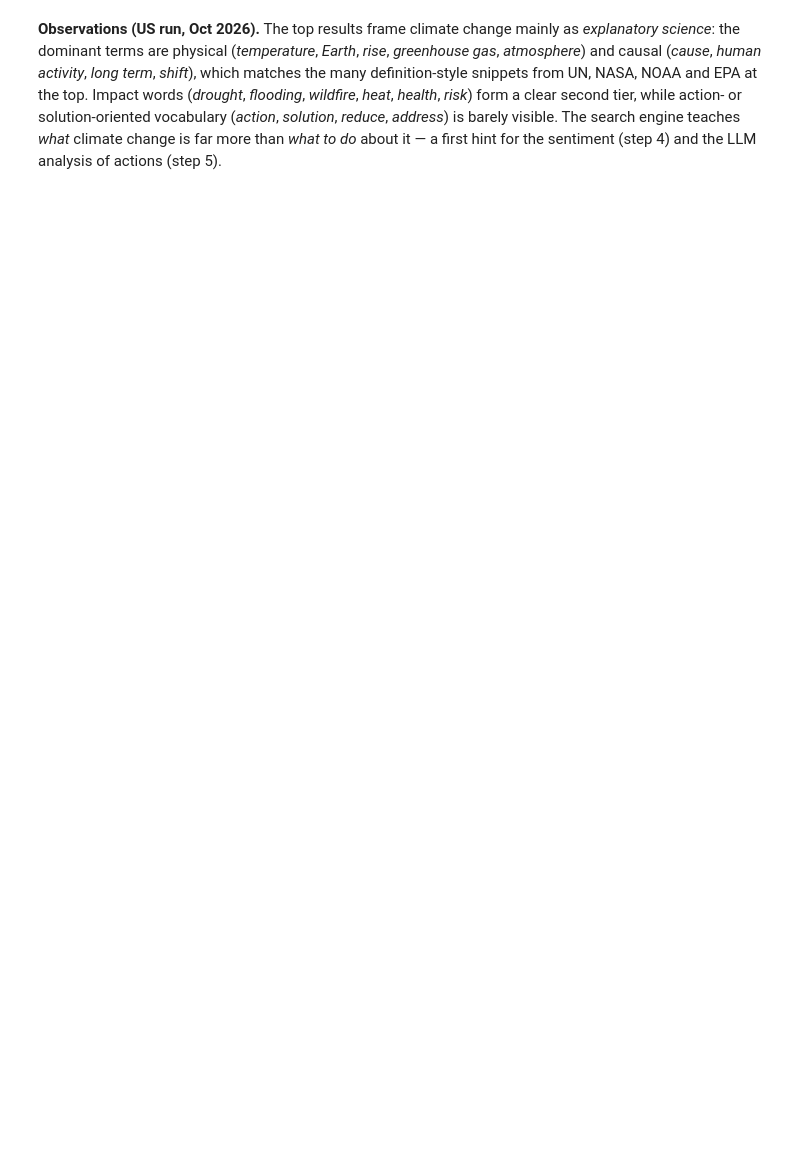
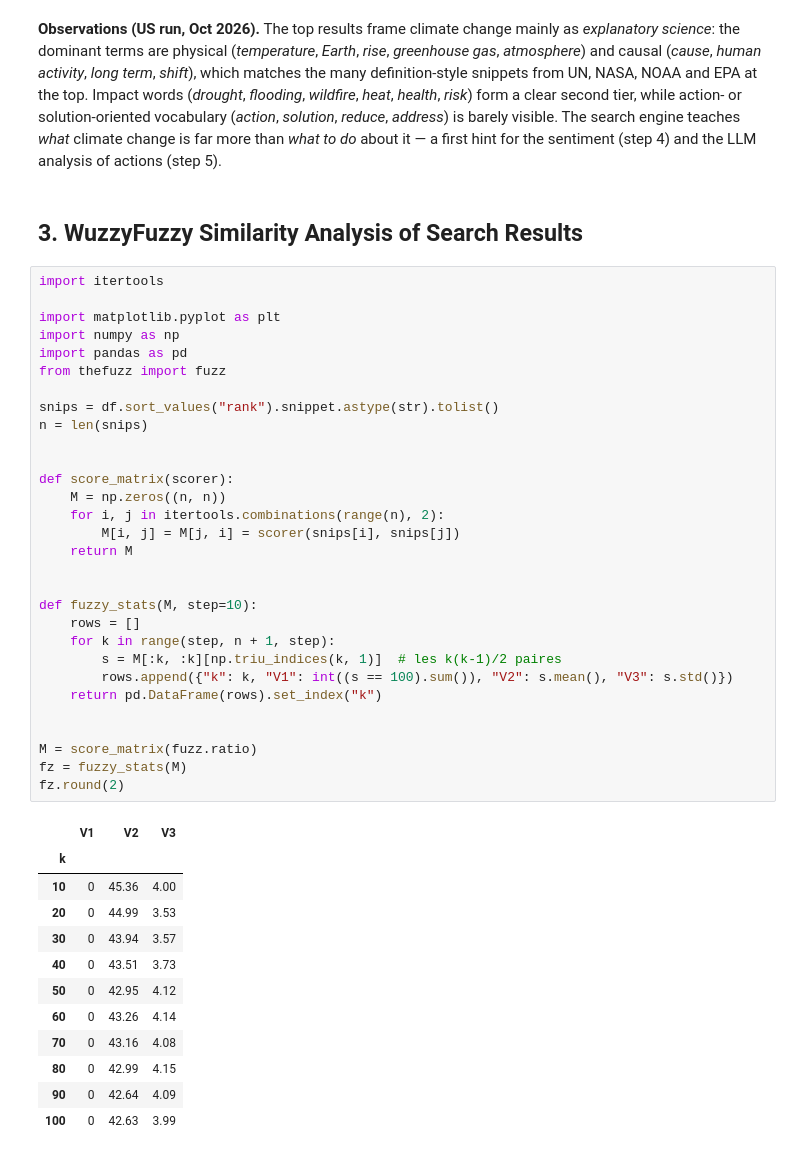
Before and after one commit to jarvis394/nlp-project, a Jupyter notebook: notebooks/main.ipynb, the cells around one changed output. Saved outputs shown, nothing was run; the diff lists cells and outputs as text; blank space fills up the shorter version.

```diff
--- a/notebooks/main.ipynb
+++ b/notebooks/main.ipynb
@@ -182,2 +184,47 @@ ax.tick_params(axis="y", length=0)
 # %% [markdown]
 **Observations (US run, Oct 2026).** The top results frame climate change mainly as *explanatory science*: the dominant terms are physical (*temperature*, *Earth*, *rise*, *greenhouse gas*, *atmosphere*) and causal (*cause*, *human activity*, *long term*, *shift*), which matches the many definition-style snippets from UN, NASA, NOAA and EPA at the top. Impact words (*drought*, *flooding*, *wildfire*, *heat*, *health*, *risk*) form a clear second tier, while action- or solution-oriented vocabulary (*action*, *solution*, *reduce*, *address*) is barely visible. The search engine teaches *what* climate change is far more than *what to do* about it — a first hint for the sentiment (step 4) and the LLM analysis of actions (step 5).
+# %% [markdown]
+## 3. WuzzyFuzzy Similarity Analysis of Search Results
+# %%
+import itertools
+
+import matplotlib.pyplot as plt
+import numpy as np
+import pandas as pd
+from thefuzz import fuzz
+
+snips = df.sort_values("rank").snippet.astype(str).tolist()
+n = len(snips)
+
+
+def score_matrix(scorer):
+    M = np.zeros((n, n))
+    for i, j in itertools.combinations(range(n), 2):
+        M[i, j] = M[j, i] = scorer(snips[i], snips[j])
+    return M
+
+
+def fuzzy_stats(M, step=10):
+    rows = []
+    for k in range(step, n + 1, step):
+        s = M[:k, :k][np.triu_indices(k, 1)]  # les k(k-1)/2 paires
+        rows.append({"k": k, "V1": int((s == 100).sum()), "V2": s.mean(), "V3": s.std()})
+    return pd.DataFrame(rows).set_index("k")
+
+
+M = score_matrix(fuzz.ratio)
+fz = fuzzy_stats(M)
+fz.round(2)
+# %% [output]
+|  | V1 | V2 | V3 |
+| k |  |  |  |
+| 10 | 0 | 45.36 | 4.00 |
+| 20 | 0 | 44.99 | 3.53 |
+| 30 | 0 | 43.94 | 3.57 |
+| 40 | 0 | 43.51 | 3.73 |
+| 50 | 0 | 42.95 | 4.12 |
+| 60 | 0 | 43.26 | 4.14 |
+| 70 | 0 | 43.16 | 4.08 |
+| 80 | 0 | 42.99 | 4.15 |
+| 90 | 0 | 42.64 | 4.09 |
+| 100 | 0 | 42.63 | 3.99 |
```
Also changed, not shown: parts of 7 cells of this notebook, 2 other files.
